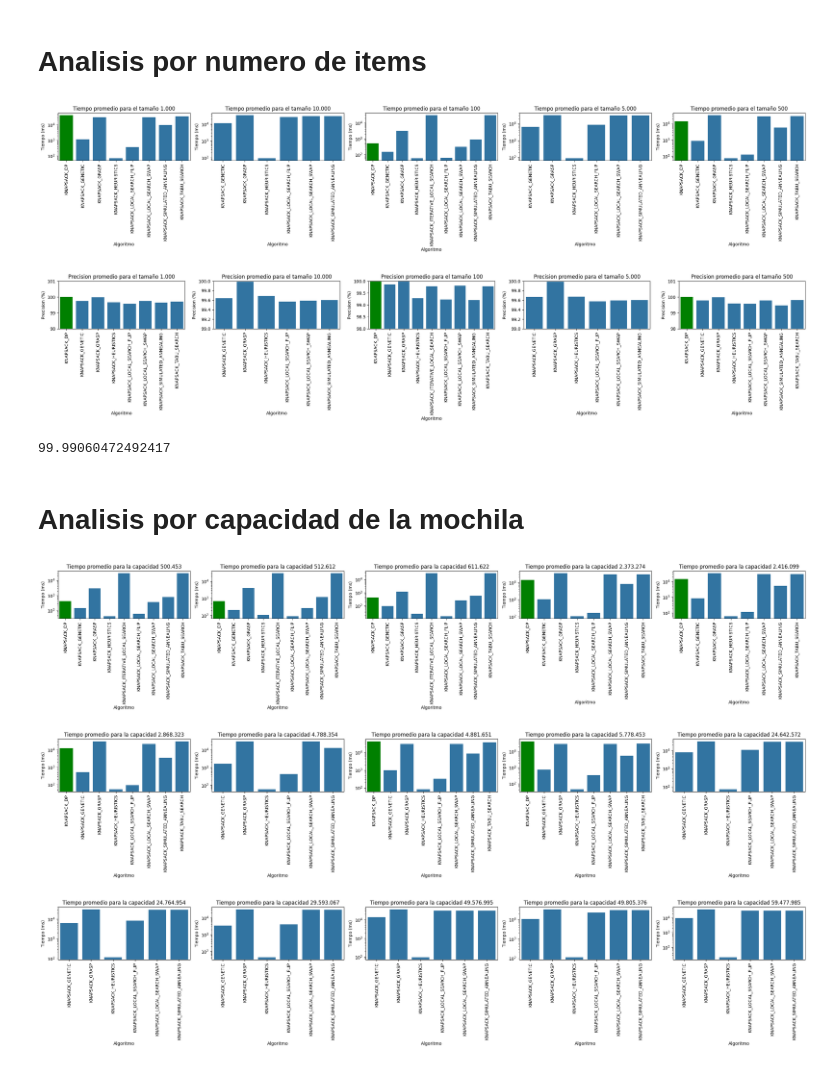
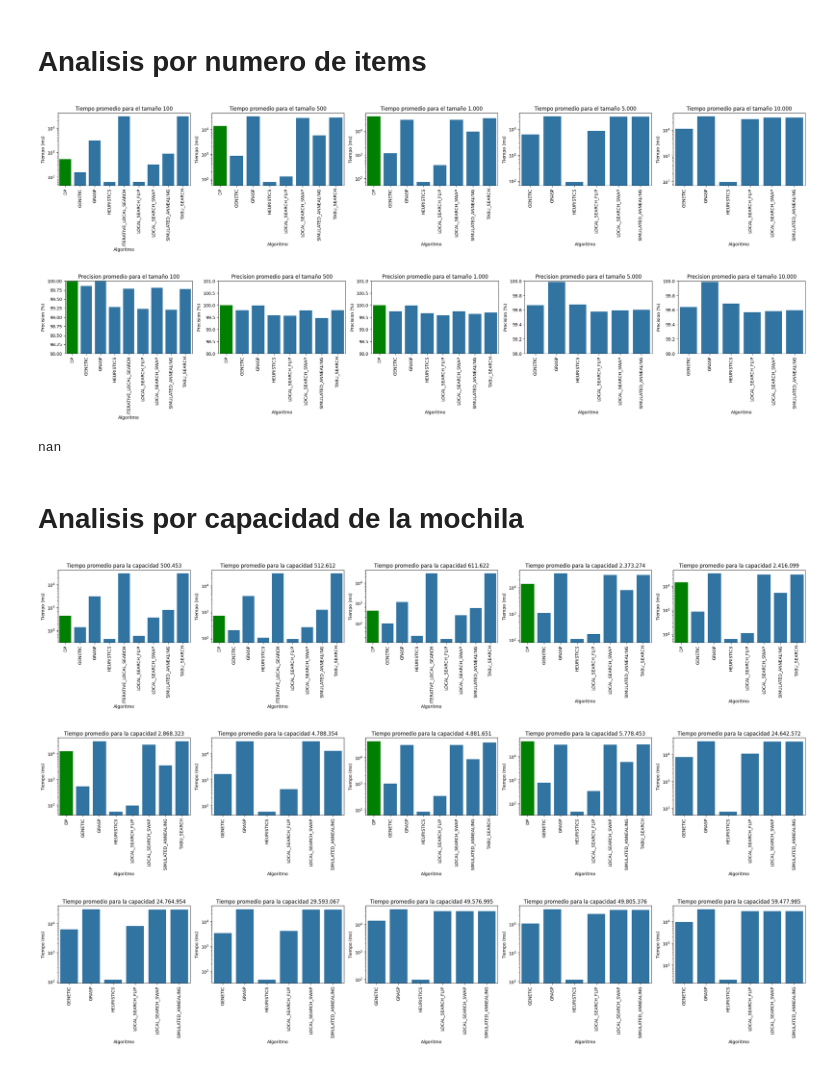
Before and after one commit to adelinarf/proyecto-dise-o2, a Jupyter notebook: analisis.ipynb, the cells around one changed output. Saved outputs shown, nothing was run; the diff lists cells and outputs as text; code cells hidden in the pictures.

Commit message:
analisis: sort sizes y nombres mas cortos

```diff
--- a/analisis.ipynb
+++ b/analisis.ipynb
@@ -75,20 +75,24 @@ df[df['Obtained'] == -1]
 df = df[df['Obtained'] != -1]
 # %%
 df['Accuracy (%)'] = df['Obtained'] / df['Expected'] * 100
+# %%
+df['Algorithm'] = df['Algorithm'].str.replace('KNAPSACK_', '')
 # %% [markdown]
 # Analisis por numero de items
+# %%
+sizes = np.sort(df['Size'].unique())
 # %%
-plot_algorithms(df, df['Size'].unique(), 'Size', 'Time (ms)', 'Tiempo promedio para el tamaño', 'Tiempo (ms)', logarithmic=True)
+plot_algorithms(df, sizes, 'Size', 'Time (ms)', 'Tiempo promedio para el tamaño', 'Tiempo (ms)', logarithmic=True)
 # %% [output]
-[figure, old version]
+[figure, new version]
 # %%
-plot_algorithms(df, df['Size'].unique(), 'Size', 'Accuracy (%)', 'Precision promedio para el tamaño', 'Precision (%)', zoom=True)
+plot_algorithms(df, sizes, 'Size', 'Accuracy (%)', 'Precision promedio para el tamaño', 'Precision (%)', zoom=True)
 # %% [output]
-[figure, old version]
+[figure, new version]
 # %%
 (df[df['Algorithm'] == 'KNAPSACK_GRASP']['Obtained'] / df[df['Algorithm'] == 'KNAPSACK_GRASP']['Expected'] * 100).mean()
 # %% [output]
-99.99060472492417
+nan
 # %% [markdown]
 # Analisis por capacidad de la mochila
 # %%
@@ -101,9 +105,9 @@ plot_algorithms(df, capacities1, 'Capacity', 'Time (ms)', 'Tiempo promedio para
 plot_algorithms(df, capacities2, 'Capacity', 'Time (ms)', 'Tiempo promedio para la capacidad', 'Tiempo (ms)', logarithmic=True)
 plot_algorithms(df, capacities3, 'Capacity', 'Time (ms)', 'Tiempo promedio para la capacidad', 'Tiempo (ms)', logarithmic=True)
 # %% [output]
-[figure, old version]
+[figure, new version]
-[figure, old version]
+[figure, new version]
-[figure, old version]
+[figure, new version]
 # %%
 plot_algorithms(df, capacities1, 'Capacity', 'Accuracy (%)', 'Precision promedio para la capacidad', 'Precision (%)', zoom=True)
 plot_algorithms(df, capacities2, 'Capacity', 'Accuracy (%)', 'Precision promedio para la capacidad', 'Precision (%)', zoom=True)
```
Also changed, not shown: parts of 1 cell of this notebook.
